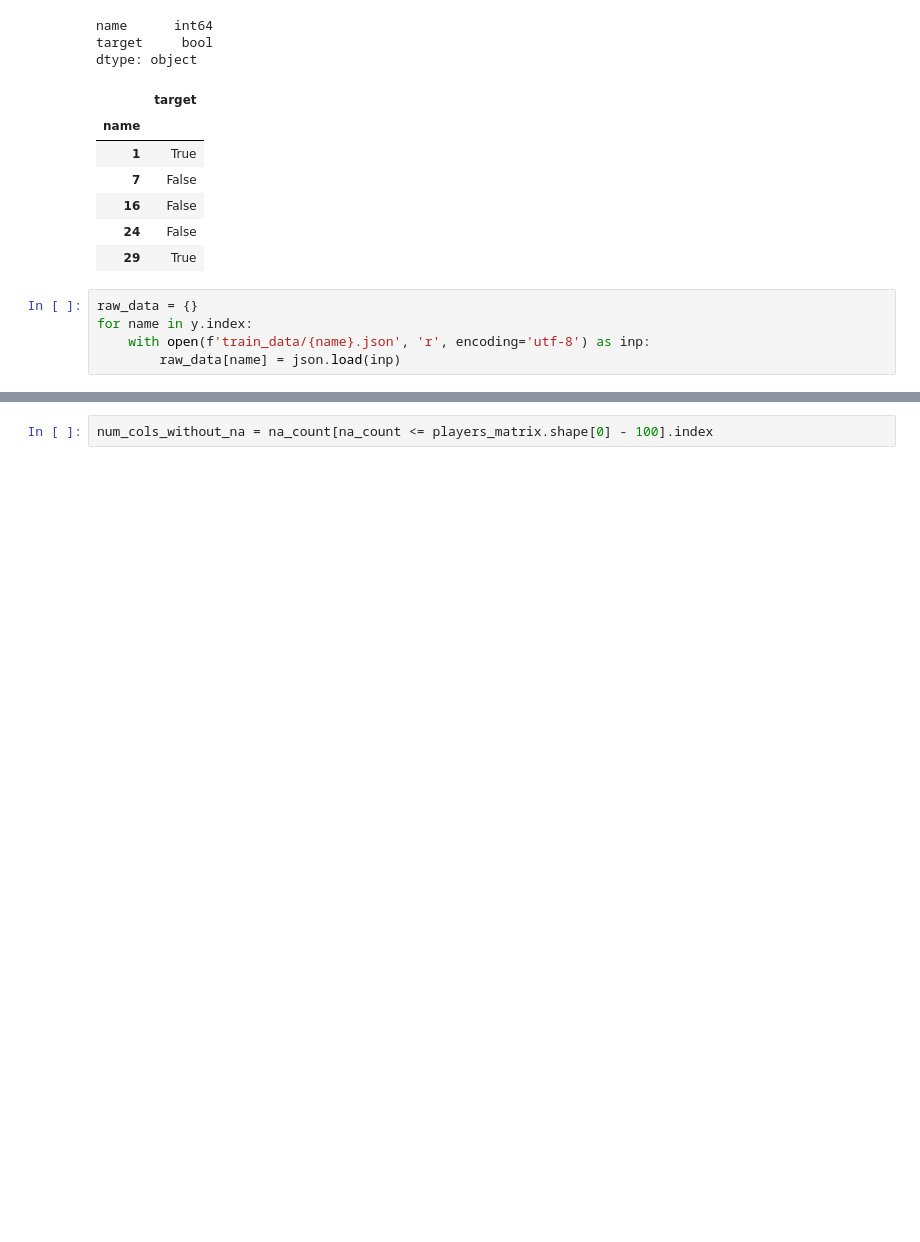
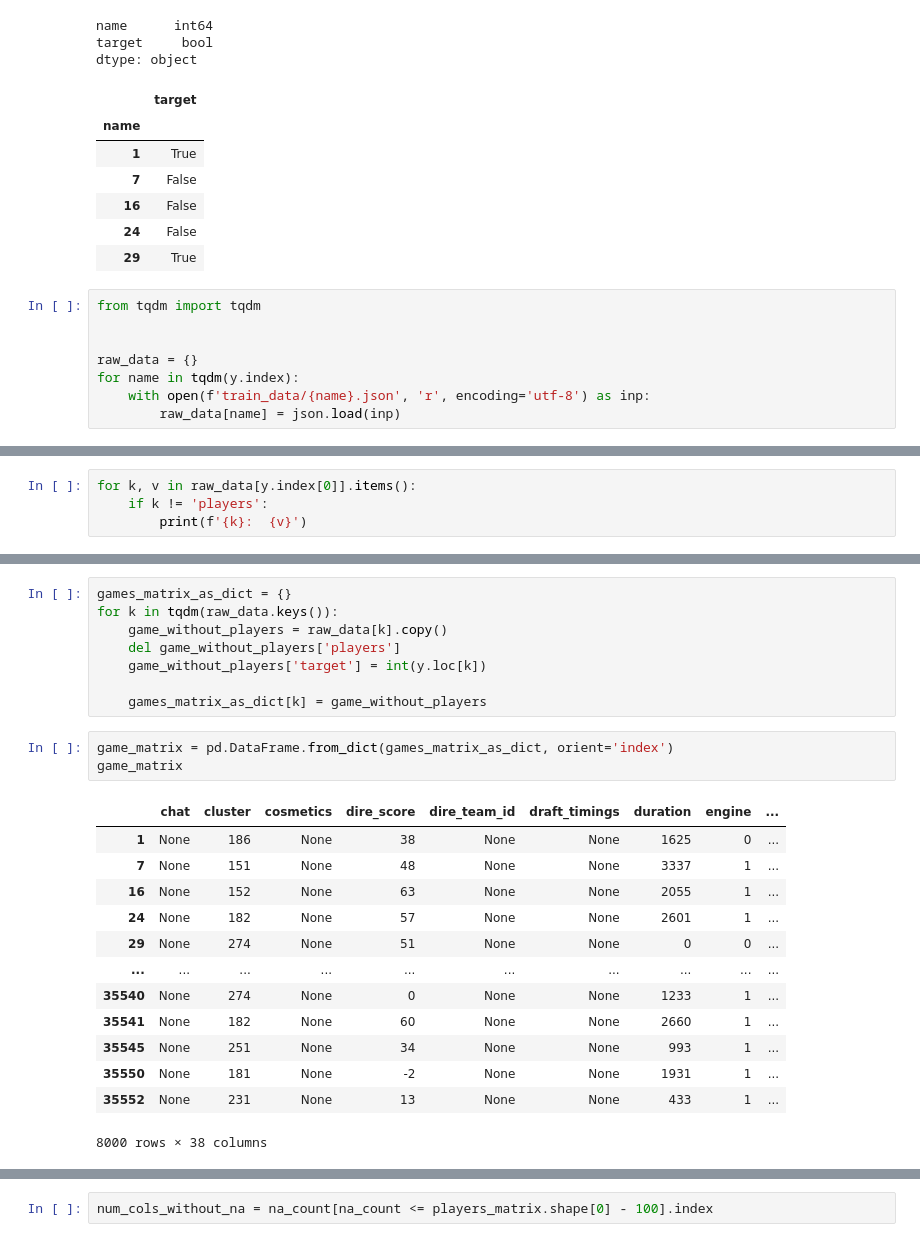
Before and after one commit to MichaelYaskevich/urfu-ml-dota, a Jupyter notebook: src/Dota.ipynb, the cells around one changed output, grey strips where cells are left out. Drawn from its saved outputs; the diff is of its cells as text; blank space fills up the shorter version.

```diff
--- a/src/Dota.ipynb
+++ b/src/Dota.ipynb
@@ -41,7 +50,10 @@ dtype: object
 | 24 | False |
 | 29 | True |
 # %%
+from tqdm import tqdm
+
+
 raw_data = {}
-for name in y.index:
+for name in tqdm(y.index):
     with open(f'train_data/{name}.json', 'r', encoding='utf-8') as inp:
         raw_data[name] = json.load(inp)
@@ -47,0 +62,4 @@ for name in y.index:
+# %%
+for k, v in raw_data[y.index[0]].items():
+    if k != 'players':
+        print(f'{k}:  {v}')
@@ -47,0 +84,25 @@ for name in y.index:
+# %%
+games_matrix_as_dict = {}
+for k in tqdm(raw_data.keys()):
+    game_without_players = raw_data[k].copy()
+    del game_without_players['players']
+    game_without_players['target'] = int(y.loc[k])
+
+    games_matrix_as_dict[k] = game_without_players
+# %%
+game_matrix = pd.DataFrame.from_dict(games_matrix_as_dict, orient='index')
+game_matrix
+# %% [output]
+|  | chat | cluster | cosmetics | dire_score | dire_team_id | draft_timings | duration | engine | ... |
+| 1 | None | 186 | None | 38 | None | None | 1625 | 0 | ... |
+| 7 | None | 151 | None | 48 | None | None | 3337 | 1 | ... |
+| 16 | None | 152 | None | 63 | None | None | 2055 | 1 | ... |
+| 24 | None | 182 | None | 57 | None | None | 2601 | 1 | ... |
+| 29 | None | 274 | None | 51 | None | None | 0 | 0 | ... |
+| ... | ... | ... | ... | ... | ... | ... | ... | ... | ... |
+| 35540 | None | 274 | None | 0 | None | None | 1233 | 1 | ... |
+| 35541 | None | 182 | None | 60 | None | None | 2660 | 1 | ... |
+| 35545 | None | 251 | None | 34 | None | None | 993 | 1 | ... |
+| 35550 | None | 181 | None | -2 | None | None | 1931 | 1 | ... |
+| 35552 | None | 231 | None | 13 | None | None | 433 | 1 | ... |
+8000 rows × 38 columns
```
Also changed, not shown: parts of 56 cells of this notebook, 1 other file.
